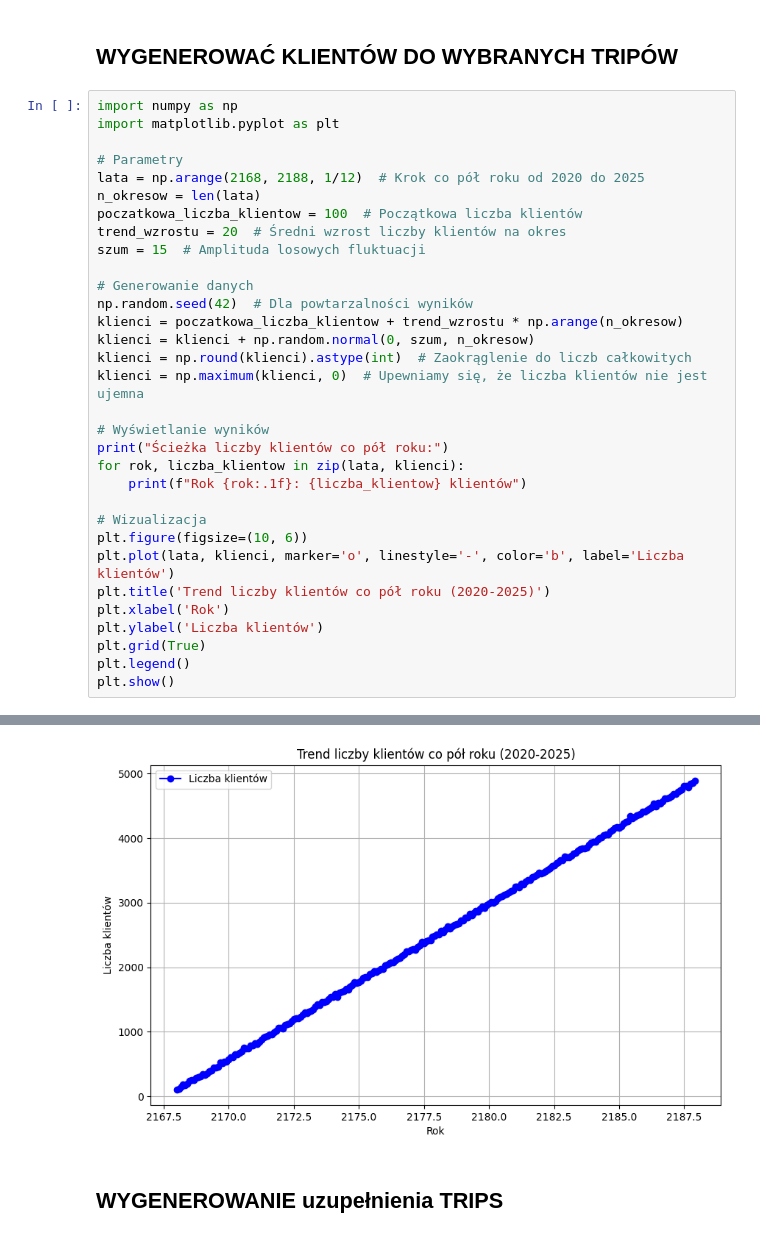
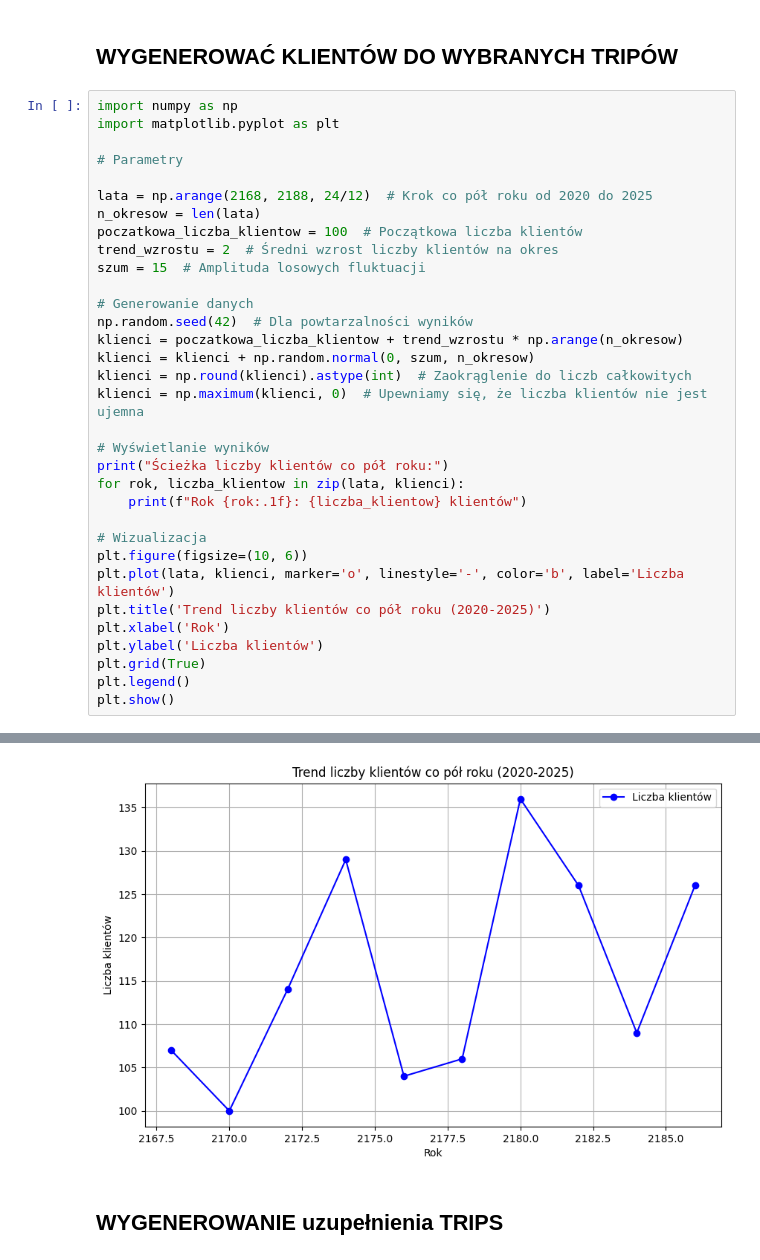
Before and after one commit to Enlightened-Monkey/Space-U, a Jupyter notebook: scripts/connect.ipynb, the cells around one changed output, grey strips where cells are left out. Drawn from its saved outputs; the diff is of its cells as text.

```diff
--- a/scripts/connect.ipynb
+++ b/scripts/connect.ipynb
@@ -479,10 +454,11 @@ import numpy as np
 import matplotlib.pyplot as plt
 
 # Parametry
-lata = np.arange(2168, 2188, 1/12)  # Krok co pół roku od 2020 do 2025
+
+lata = np.arange(2168, 2188, 24/12)  # Krok co pół roku od 2020 do 2025
 n_okresow = len(lata)
 poczatkowa_liczba_klientow = 100  # Początkowa liczba klientów
-trend_wzrostu = 20  # Średni wzrost liczby klientów na okres
+trend_wzrostu = 2  # Średni wzrost liczby klientów na okres
 szum = 15  # Amplituda losowych fluktuacji
 
 # Generowanie danych
@@ -527,3 +497,3 @@ Rok 2187.9: 4893 klientów
-[figure, old version]
+[figure, new version]
 # %% [markdown]
 ## WYGENEROWANIE uzupełnienia TRIPS
```
Also changed, not shown: parts of 16 cells of this notebook, 1 other file.
